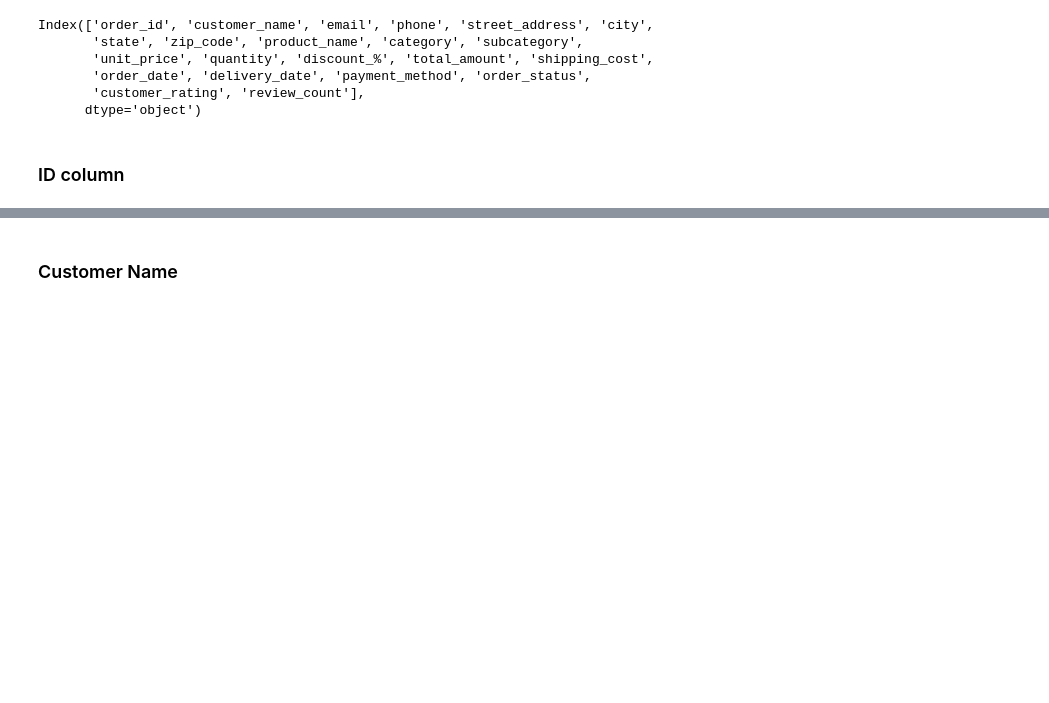
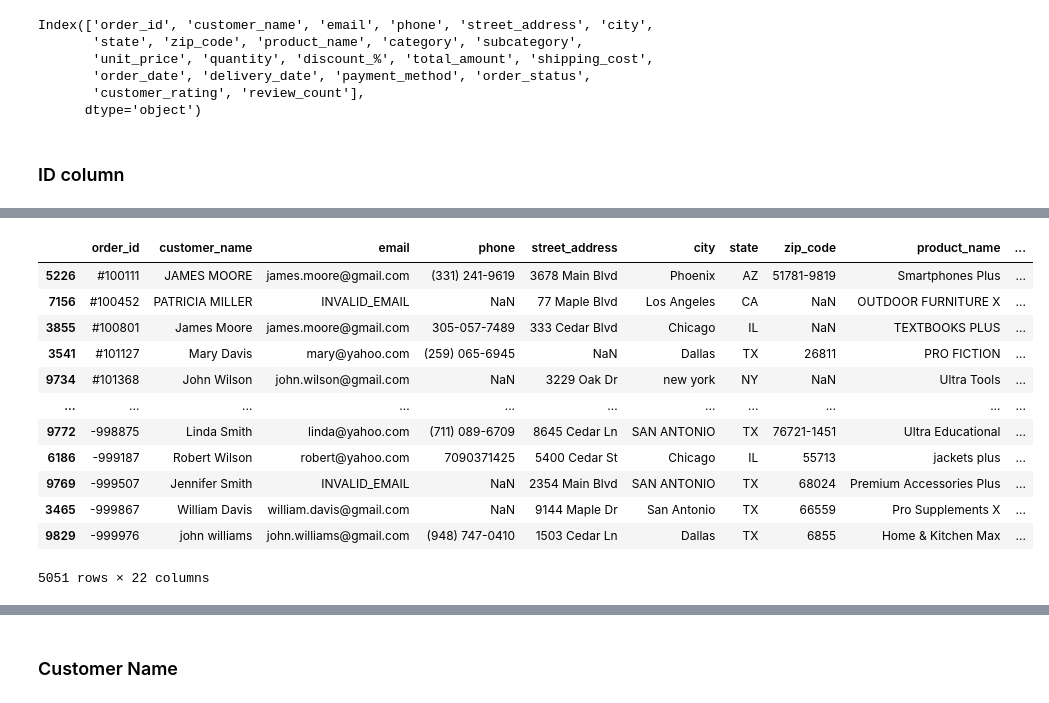
Before and after one commit to shivamchoudhury06/practice, a Jupyter notebook: data_cleaning.ipynb, the cells around one changed output, grey strips where cells are left out. Drawn from its saved outputs; the diff is of its cells as text; code cells hidden in the pictures; blank space fills up the shorter version.

```diff
--- a/data_cleaning.ipynb
+++ b/data_cleaning.ipynb
@@ -26,0 +151,16 @@ Index(['order_id', 'customer_name', 'email', 'phone', 'street_address', 'city',
+# %%
+df[df["order_id"].str.contains(r'[^\d]', na=False)].sort_values(by="order_id")
+# %% [output]
+|  | order_id | customer_name | email | phone | street_address | city | state | zip_code | product_name | ... |
+| 5226 | #100111 | JAMES MOORE | james.moore@gmail.com | (331) 241-9619 | 3678 Main Blvd | Phoenix | AZ | 51781-9819 | Smartphones Plus | ... |
+| 7156 | #100452 | PATRICIA MILLER | INVALID_EMAIL | NaN | 77 Maple Blvd | Los Angeles | CA | NaN | OUTDOOR FURNITURE X | ... |
+| 3855 | #100801 | James Moore | james.moore@gmail.com | 305-057-7489 | 333 Cedar Blvd | Chicago | IL | NaN | TEXTBOOKS PLUS | ... |
+| 3541 | #101127 | Mary Davis | mary@yahoo.com | (259) 065-6945 | NaN | Dallas | TX | 26811 | PRO FICTION | ... |
+| 9734 | #101368 | John Wilson | john.wilson@gmail.com | NaN | 3229 Oak Dr | new york | NY | NaN | Ultra Tools | ... |
+| ... | ... | ... | ... | ... | ... | ... | ... | ... | ... | ... |
+| 9772 | -998875 | Linda Smith | linda@yahoo.com | (711) 089-6709 | 8645 Cedar Ln | SAN ANTONIO | TX | 76721-1451 | Ultra Educational | ... |
+| 6186 | -999187 | Robert Wilson | robert@yahoo.com | 7090371425 | 5400 Cedar St | Chicago | IL | 55713 | jackets plus | ... |
+| 9769 | -999507 | Jennifer Smith | INVALID_EMAIL | NaN | 2354 Main Blvd | SAN ANTONIO | TX | 68024 | Premium Accessories Plus | ... |
+| 3465 | -999867 | William Davis | william.davis@gmail.com | NaN | 9144 Maple Dr | San Antonio | TX | 66559 | Pro Supplements X | ... |
+| 9829 | -999976 | john williams | john.williams@gmail.com | (948) 747-0410 | 1503 Cedar Ln | Dallas | TX | 6855 | Home & Kitchen Max | ... |
+5051 rows × 22 columns
```
Also changed, not shown: parts of 11 cells of this notebook.
